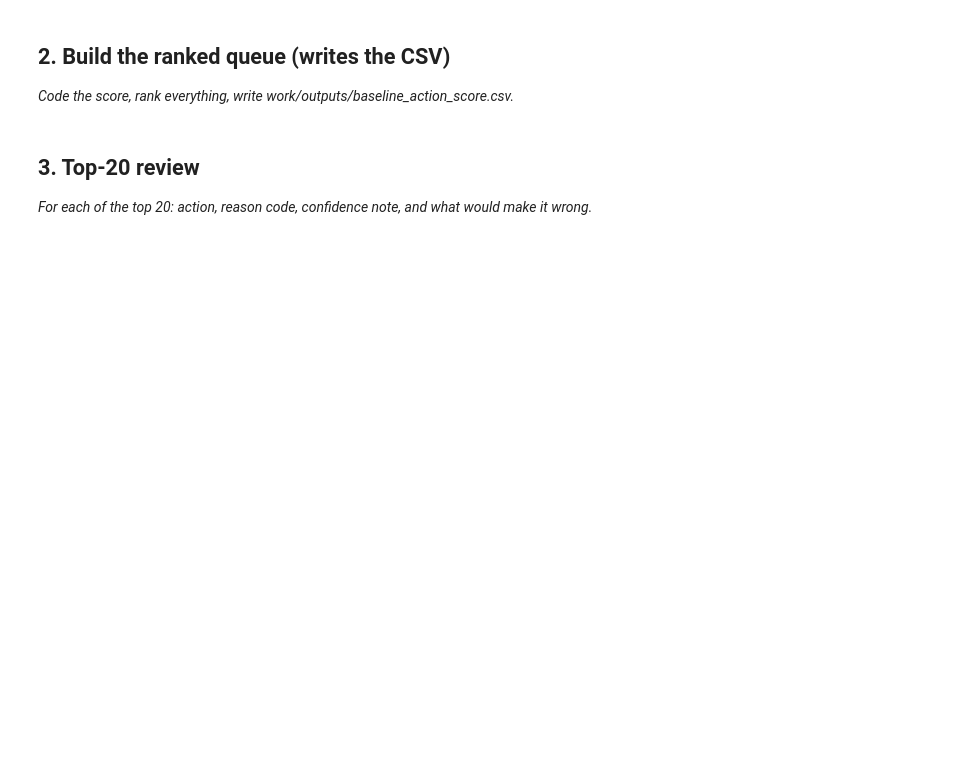
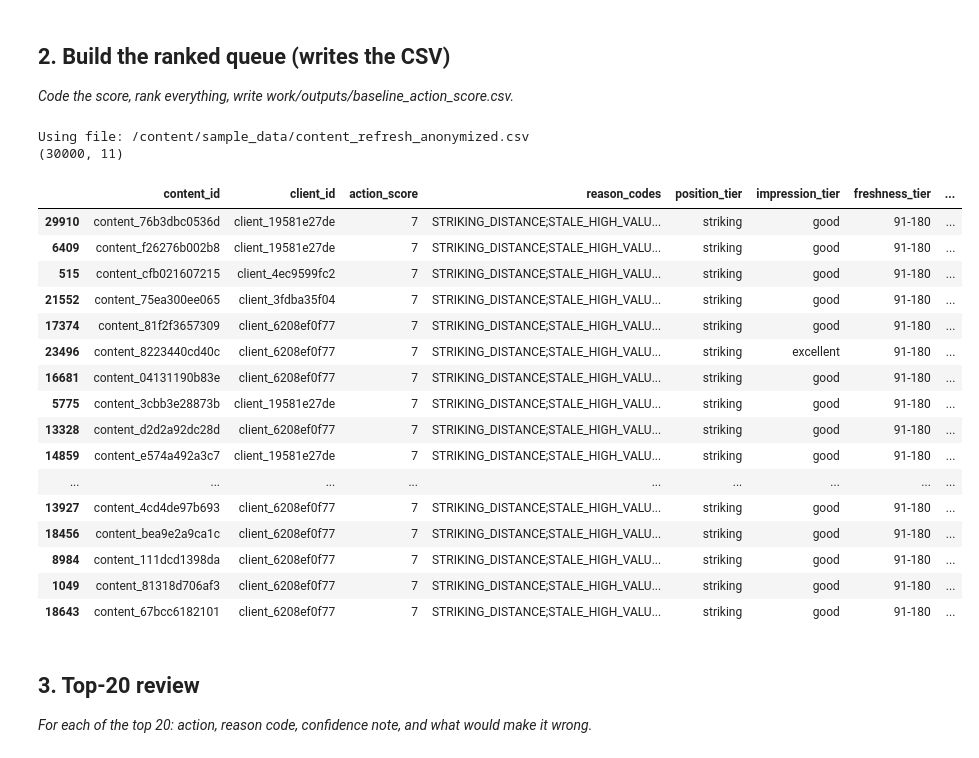
Before and after one commit to space-0d/flyrank, a Jupyter notebook: work/notebooks/w04_baseline_score.ipynb, the cells around one changed output. Cells and saved outputs as stored; diff of their text form; code cells hidden in the pictures; blank space fills up the shorter version.

```diff
--- a/work/notebooks/w04_baseline_score.ipynb
+++ b/work/notebooks/w04_baseline_score.ipynb
@@ -22,0 +28,75 @@ This skeleton is yours to fill. Work the sections **in order** — each one has
+# %%
+import pandas as pd, os, glob
+
+# --- Auto-locate the CSV anywhere under /content ---
+matches = glob.glob('/content/**/content_refresh_anonymized.csv', recursive=True)
+if not matches:
+    raise FileNotFoundError("content_refresh_anonymized.csv not found under /content — "
+                             "did you clone/upload the repo into this Colab session?")
+csv_path = matches[0]
+print("Using file:", csv_path)
+
+df = pd.read_csv(csv_path)
+
+# --- Data-confidence flag: avg_position == 0 means "no rank data", not rank zero ---
+df['has_position_data'] = df['avg_position'] > 0
+
+# CTR benchmark per position tier, computed ONLY on rows with real position data
+ctr_benchmark = (
+    df[df['has_position_data']]
+    .groupby('position_tier')['ctr']
+    .median()
+)
+df['ctr_benchmark'] = df['position_tier'].map(ctr_benchmark)
+
+# --- Reason codes (rule inputs only — never trend_direction/trend_pct) ---
+df['STRIKING_DISTANCE']   = df['has_position_data'] & (df['position_tier'] == 'striking')
+df['STALE_HIGH_VALUE']    = df['freshness_tier'].isin(['91-180', '181+']) & df['impression_tier'].isin(['good', 'excellent'])
+df['UNDERPERFORMING_CTR'] = df['has_position_data'] & (df['ctr'] < df['ctr_benchmark'])
+df['LOW_DATA_CONFIDENCE'] = ~df['has_position_data']
+
+# --- Score ---
+df['action_score'] = (
+    3 * df['STRIKING_DISTANCE'].astype(int)
+    + 2 * df['STALE_HIGH_VALUE'].astype(int)
+    + 2 * df['UNDERPERFORMING_CTR'].astype(int)
+    - 5 * df['LOW_DATA_CONFIDENCE'].astype(int)
+)
+
+def reason_list(row):
+    codes = [c for c in ['STRIKING_DISTANCE','STALE_HIGH_VALUE','UNDERPERFORMING_CTR','LOW_DATA_CONFIDENCE'] if row[c]]
+    return ';'.join(codes) if codes else 'NONE'
+
+df['reason_codes'] = df.apply(reason_list, axis=1)
+
+# --- Rank + write ---
+out_cols = ['content_id','client_id','action_score','reason_codes',
+            'position_tier','impression_tier','freshness_tier','ctr','avg_position',
+            'search_volume','days_since_last_update']
+ranked = df.sort_values('action_score', ascending=False)[out_cols]
+
+os.makedirs('work/outputs', exist_ok=True)
+ranked.to_csv('work/outputs/baseline_action_score.csv', index=False)
+
+print(ranked.shape)
+ranked.head(20)
+# %% [output]
+Using file: /content/sample_data/content_refresh_anonymized.csv
+(30000, 11)
+|  | content_id | client_id | action_score | reason_codes | position_tier | impression_tier | freshness_tier | ... |
+| 29910 | content_76b3dbc0536d | client_19581e27de | 7 | STRIKING_DISTANCE;STALE_HIGH_VALU... | striking | good | 91-180 | ... |
+| 6409 | content_f26276b002b8 | client_19581e27de | 7 | STRIKING_DISTANCE;STALE_HIGH_VALU... | striking | good | 91-180 | ... |
+| 515 | content_cfb021607215 | client_4ec9599fc2 | 7 | STRIKING_DISTANCE;STALE_HIGH_VALU... | striking | good | 91-180 | ... |
+| 21552 | content_75ea300ee065 | client_3fdba35f04 | 7 | STRIKING_DISTANCE;STALE_HIGH_VALU... | striking | good | 91-180 | ... |
+| 17374 | content_81f2f3657309 | client_6208ef0f77 | 7 | STRIKING_DISTANCE;STALE_HIGH_VALU... | striking | good | 91-180 | ... |
+| 23496 | content_8223440cd40c | client_6208ef0f77 | 7 | STRIKING_DISTANCE;STALE_HIGH_VALU... | striking | excellent | 91-180 | ... |
+| 16681 | content_04131190b83e | client_6208ef0f77 | 7 | STRIKING_DISTANCE;STALE_HIGH_VALU... | striking | good | 91-180 | ... |
+| 5775 | content_3cbb3e28873b | client_19581e27de | 7 | STRIKING_DISTANCE;STALE_HIGH_VALU... | striking | good | 91-180 | ... |
+| 13328 | content_d2d2a92dc28d | client_6208ef0f77 | 7 | STRIKING_DISTANCE;STALE_HIGH_VALU... | striking | good | 91-180 | ... |
+| 14859 | content_e574a492a3c7 | client_19581e27de | 7 | STRIKING_DISTANCE;STALE_HIGH_VALU... | striking | good | 91-180 | ... |
+| ... | ... | ... | ... | ... | ... | ... | ... | ... |
+| 13927 | content_4cd4de97b693 | client_6208ef0f77 | 7 | STRIKING_DISTANCE;STALE_HIGH_VALU... | striking | good | 91-180 | ... |
+| 18456 | content_bea9e2a9ca1c | client_6208ef0f77 | 7 | STRIKING_DISTANCE;STALE_HIGH_VALU... | striking | good | 91-180 | ... |
+| 8984 | content_111dcd1398da | client_6208ef0f77 | 7 | STRIKING_DISTANCE;STALE_HIGH_VALU... | striking | good | 91-180 | ... |
+| 1049 | content_81318d706af3 | client_6208ef0f77 | 7 | STRIKING_DISTANCE;STALE_HIGH_VALU... | striking | good | 91-180 | ... |
+| 18643 | content_67bcc6182101 | client_6208ef0f77 | 7 | STRIKING_DISTANCE;STALE_HIGH_VALU... | striking | good | 91-180 | ... |
```
Also changed, not shown: parts of 10 cells of this notebook.
